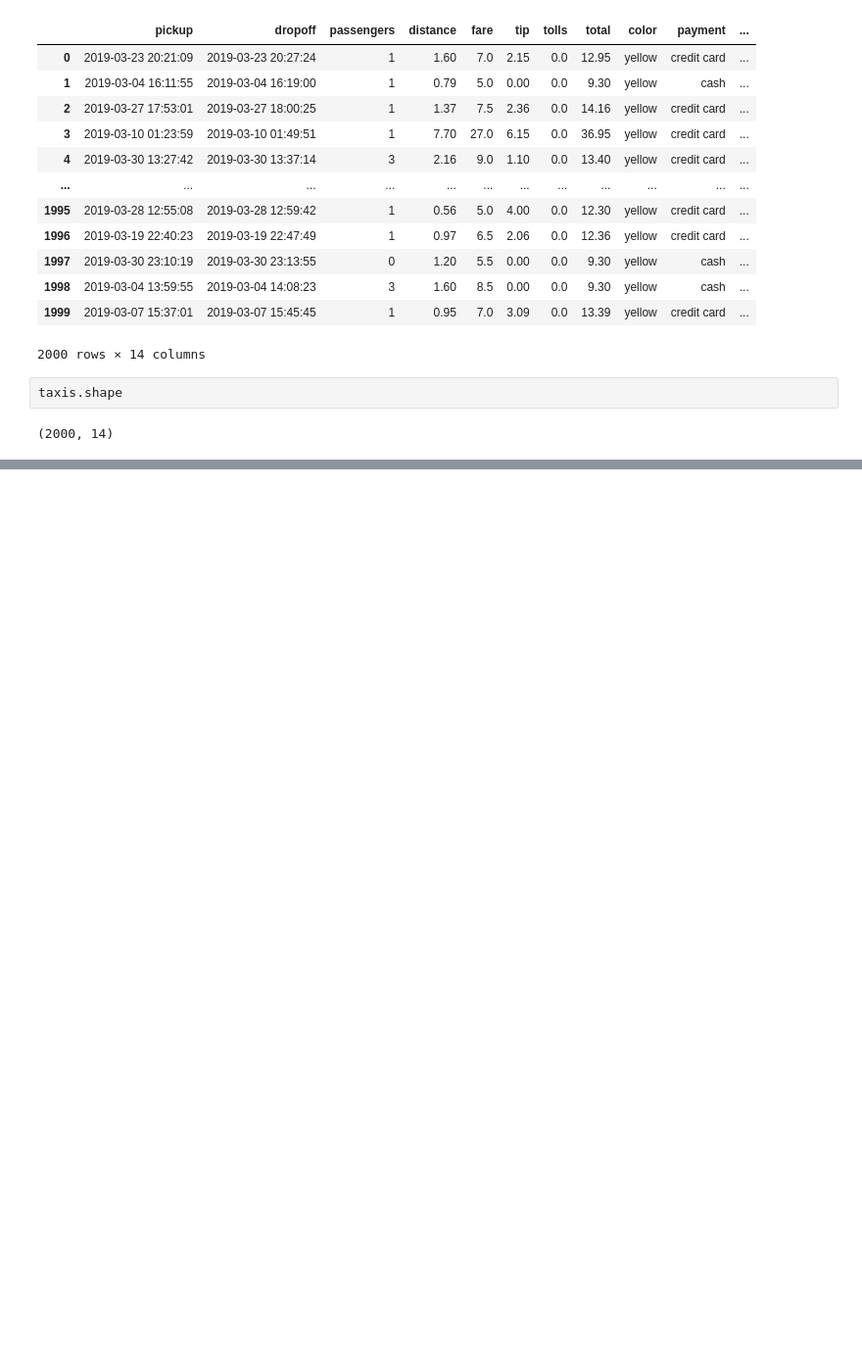
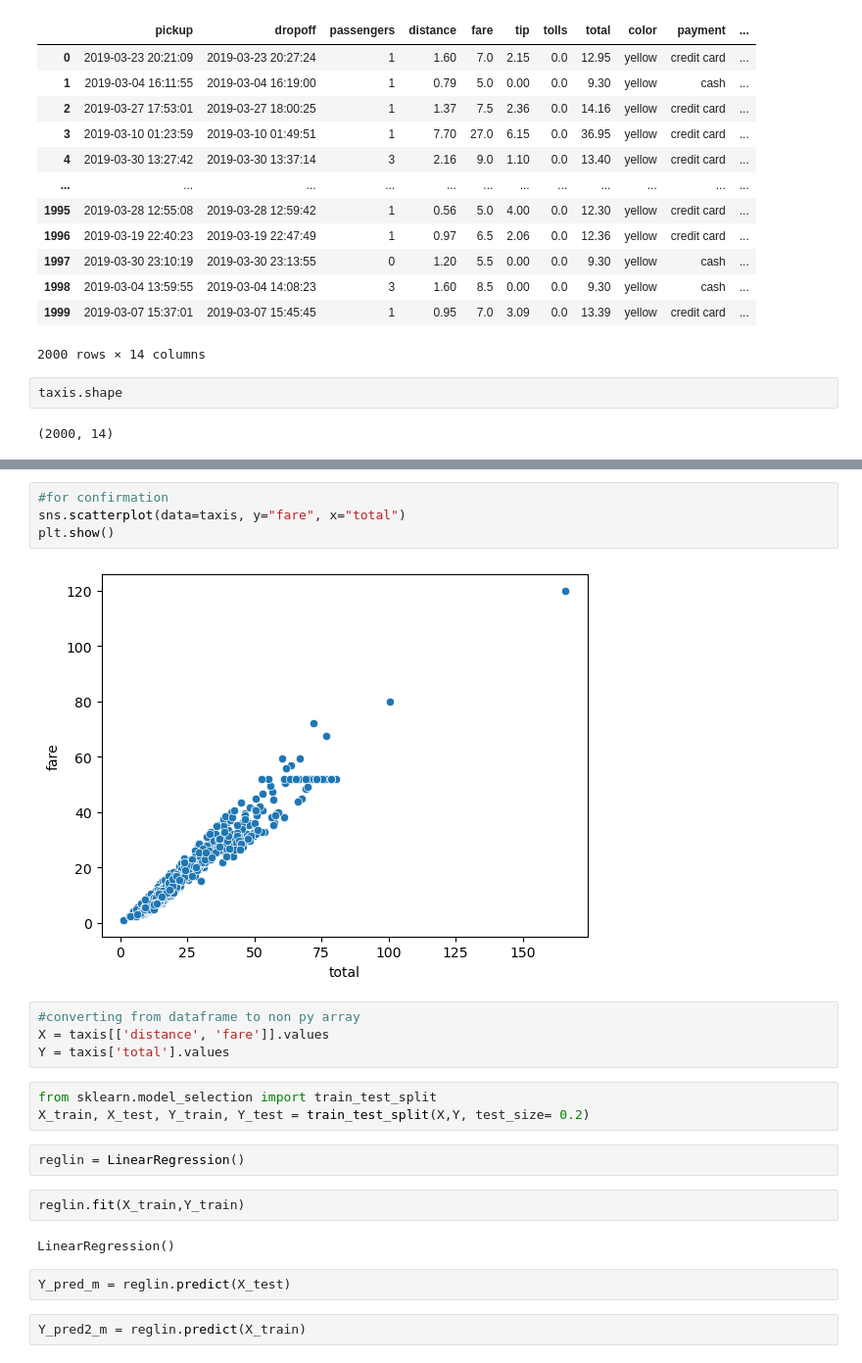
Before and after one commit to Olahubert/ML-Foundation, a Jupyter notebook: L Regression 3.ipynb, the cells around one changed output, grey strips where cells are left out. Shown: that part at 98% size. Drawn from its saved outputs; the diff is of its cells as text; blank space fills up the shorter version.

```diff
--- a/L Regression 3.ipynb
+++ b/L Regression 3.ipynb
@@ -74,0 +183,23 @@ plt.boxplot(taxis.distance)
+# %%
+#for confirmation
+sns.scatterplot(data=taxis, y="fare", x="total")
+plt.show()
+# %% [output]
+[figure, added]
+# %%
+#converting from dataframe to non py array
+X = taxis[['distance', 'fare']].values
+Y = taxis['total'].values
+# %%
+from sklearn.model_selection import train_test_split
+X_train, X_test, Y_train, Y_test = train_test_split(X,Y, test_size= 0.2)
+# %%
+reglin = LinearRegression()
+# %%
+reglin.fit(X_train,Y_train)
+# %% [output]
+LinearRegression()
+# %%
+Y_pred_m = reglin.predict(X_test)
+# %%
+Y_pred2_m = reglin.predict(X_train)
```
Also changed, not shown: parts of 27 cells of this notebook, 3 other files.
